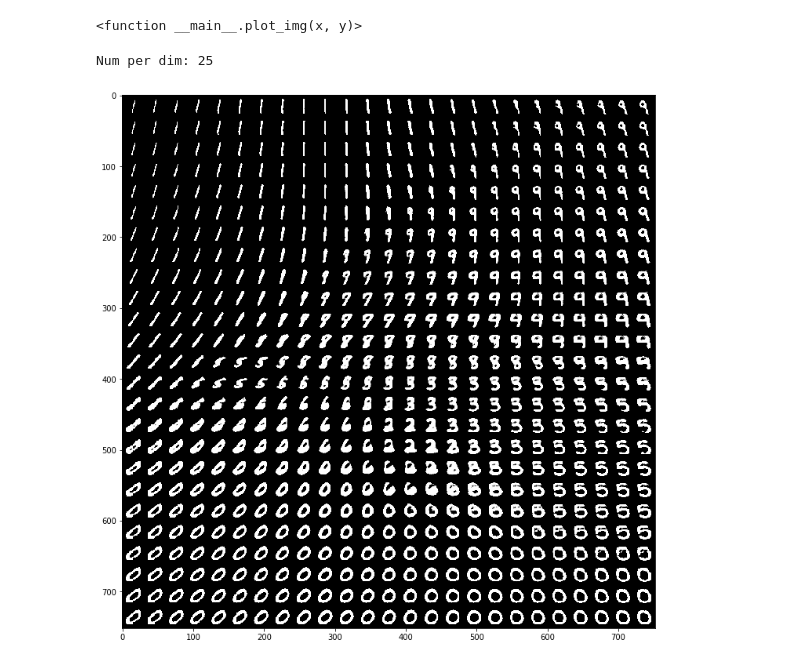
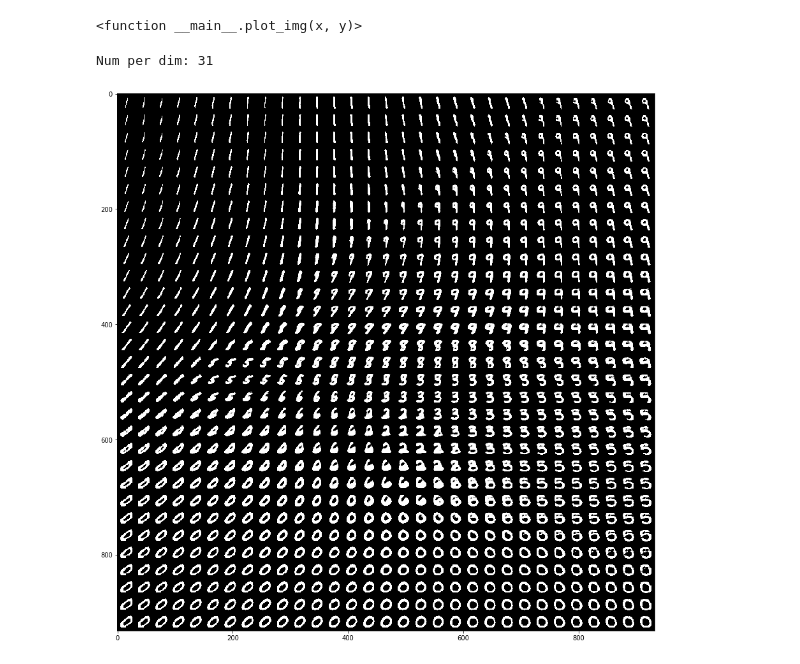
Before and after one commit to a1302z/GenerativeModels, a Jupyter notebook: eval_tools/VAE.ipynb, the cells around one changed output. Drawn from its saved outputs; the diff is of its cells as text; code cells hidden in the pictures.

```diff
--- a/eval_tools/VAE.ipynb
+++ b/eval_tools/VAE.ipynb
@@ -109,26 +109,26 @@ interactive(children=(FloatSlider(value=0.0, description='x', max=5.0, min=-5.0)
 <function __main__.plot_img(x, y)>
 # %%
 borders = 3.0
-spacing = 0.25
+spacing = 0.2
 
 num = int((borders*2)/spacing+1.0)
 print('Num per dim: %d'%num)
 X = np.linspace(-borders, borders, num=num)
 Y = np.linspace(-borders, borders, num=num)
 imgs = []
 for x in X:
     for y in Y:
         z = torch.Tensor([x, y])
         if cuda:
             z = z.cuda()
         img = model.decode(z)
         img = img.squeeze(0).detach().cpu()
         imgs.append(img)
 imgs = make_grid(imgs, nrow=num)
 plt.figure(figsize=(num/2.0, num/2.0))
 plt.imshow(np.moveaxis(imgs.numpy(), 0, -1), cmap=plt.cm.gray)
 plt.savefig('../result_figures/VAE_generation.png')
 plt.show()
 # %% [output]
-Num per dim: 25
+Num per dim: 31
-[figure, old version]
+[figure, new version]
```
Also changed, not shown: 2 other files.
